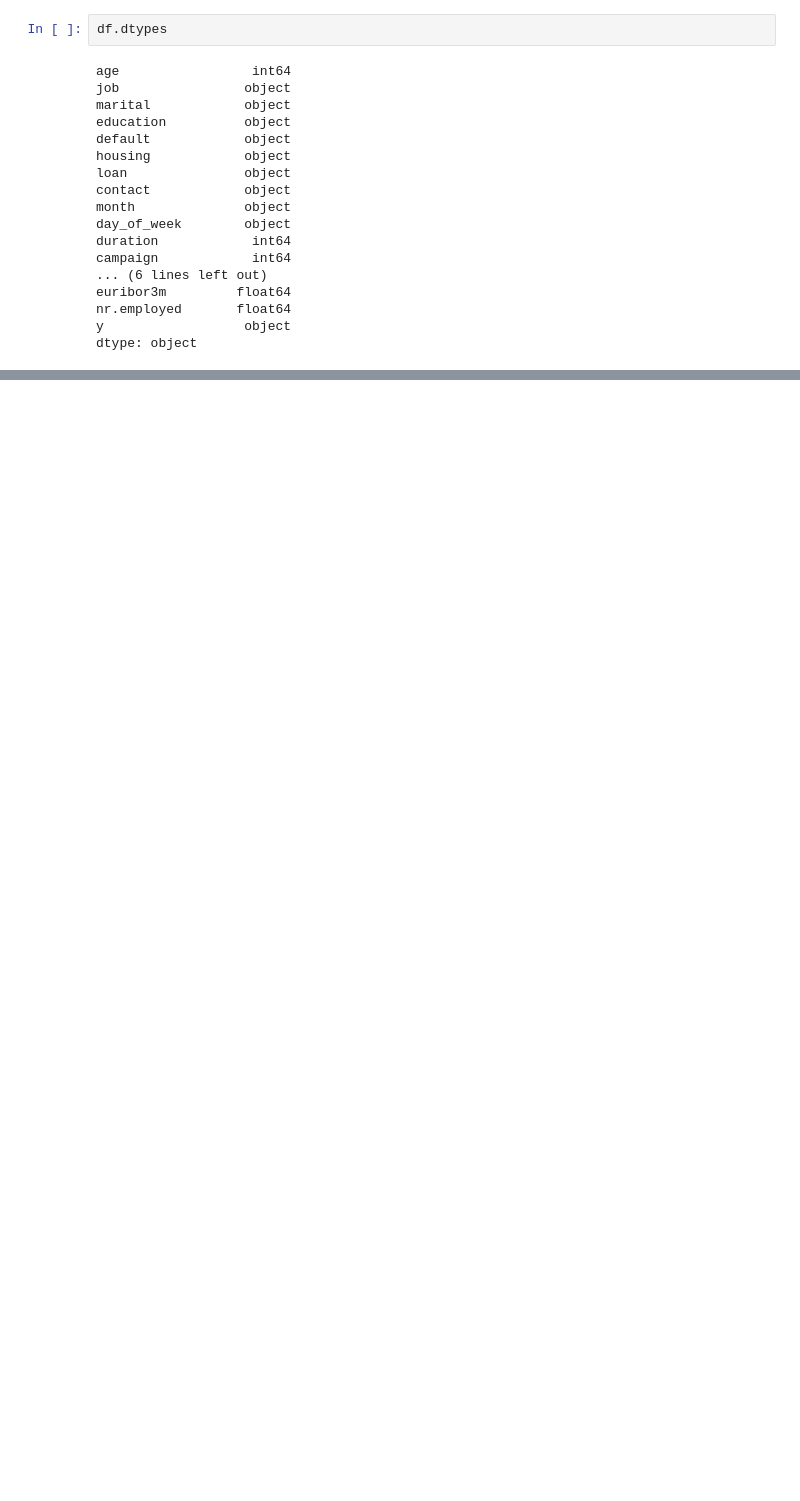
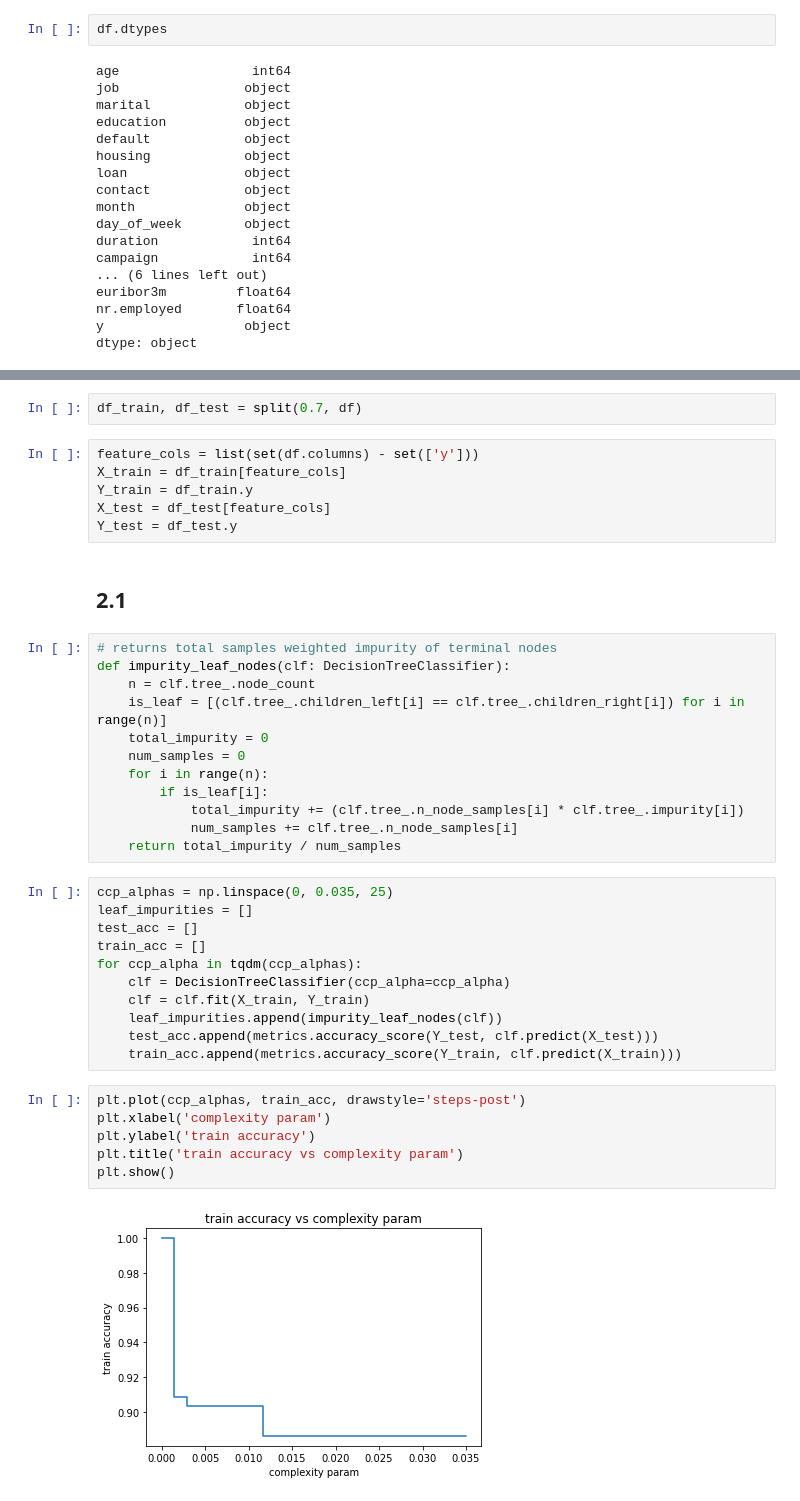
Before and after one commit to dv-rastogi/ml-pg-decision-trees, a Jupyter notebook: 2/2.ipynb, the cells around one changed output, grey strips where cells are left out. Cells and saved outputs as stored; diff of their text form; blank space fills up the shorter version.

```diff
--- a/2/2.ipynb
+++ b/2/2.ipynb
@@ -61,0 +169,41 @@ Marital ['married' 'single' 'divorced' 'unknown']
+# %%
+df_train, df_test = split(0.7, df)
+# %%
+feature_cols = list(set(df.columns) - set(['y']))
+X_train = df_train[feature_cols]
+Y_train = df_train.y
+X_test = df_test[feature_cols]
+Y_test = df_test.y
+# %% [markdown]
+## 2.1
+# %%
+# returns total samples weighted impurity of terminal nodes
+def impurity_leaf_nodes(clf: DecisionTreeClassifier):
+    n = clf.tree_.node_count
+    is_leaf = [(clf.tree_.children_left[i] == clf.tree_.children_right[i]) for i in range(n)]
+    total_impurity = 0
+    num_samples = 0
+    for i in range(n):
+        if is_leaf[i]:
+            total_impurity += (clf.tree_.n_node_samples[i] * clf.tree_.impurity[i])
+            num_samples += clf.tree_.n_node_samples[i]
+    return total_impurity / num_samples
+# %%
+ccp_alphas = np.linspace(0, 0.035, 25)
+leaf_impurities = []
+test_acc = []
+train_acc = []
+for ccp_alpha in tqdm(ccp_alphas):
+    clf = DecisionTreeClassifier(ccp_alpha=ccp_alpha)
+    clf = clf.fit(X_train, Y_train)
+    leaf_impurities.append(impurity_leaf_nodes(clf))
+    test_acc.append(metrics.accuracy_score(Y_test, clf.predict(X_test)))
+    train_acc.append(metrics.accuracy_score(Y_train, clf.predict(X_train)))
+# %%
+plt.plot(ccp_alphas, train_acc, drawstyle='steps-post')
+plt.xlabel('complexity param')
+plt.ylabel('train accuracy')
+plt.title('train accuracy vs complexity param')
+plt.show()
+# %% [output]
+[figure, added]
```
Also changed, not shown: parts of 19 cells of this notebook.
